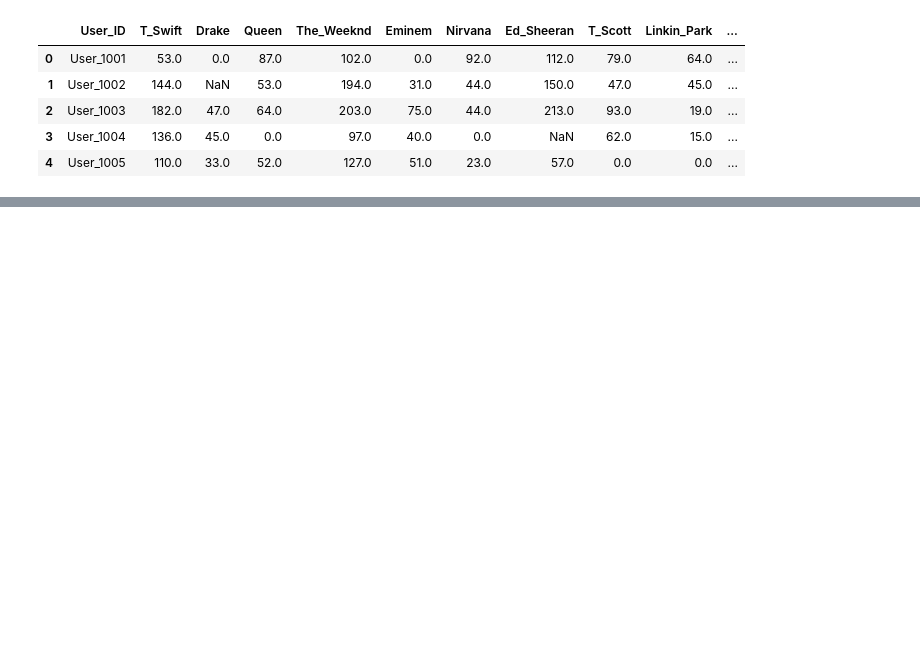
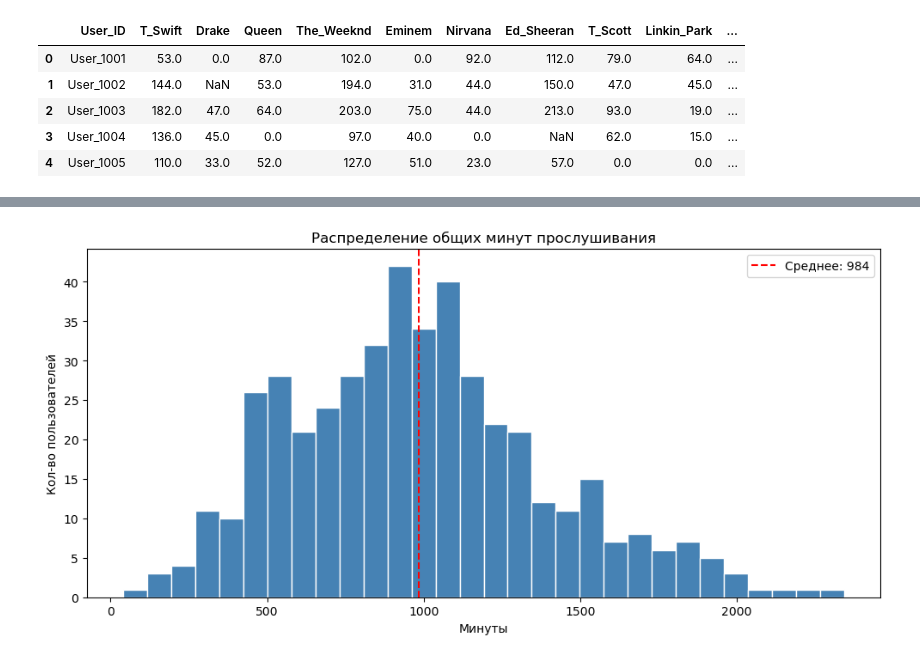
Before and after one commit to rbogush/ML-BSU, a Jupyter notebook: hw02_setup_tools/hw02_setup_tools.ipynb, the cells around one changed output, grey strips where cells are left out. Saved outputs shown, nothing was run; the diff lists cells and outputs as text; code cells hidden in the pictures; blank space fills up the shorter version.

```diff
--- a/hw02_setup_tools/hw02_setup_tools.ipynb
+++ b/hw02_setup_tools/hw02_setup_tools.ipynb
@@ -91,0 +258,6 @@ stats
+# %%
+genres = ['rock', 'pop', 'hip-hop']
+df['genre'] = np.resize(genres, len(df))
+
+print("ДО кодирования:")
+df[['User_ID', 'genre']].head(6)
@@ -91,0 +298,18 @@ stats
+# %%
+artists_cols = ['T_Swift','Drake','Queen','The_Weeknd','Eminem',
+                'Nirvana','Ed_Sheeran','T_Scott','Linkin_Park',
+                'Dua_Lipa','K_Lamar','Imag_Dragons','Ariana_G']
+
+# Фича 1 — Суммарные минуты (насколько активен пользователь)
+df['total_minutes'] = df[artists_cols].sum(axis=1)
+
+# Фича 2 — Кол-во артистов которых слушал (разнообразие вкусов)
+df['artists_count'] = (df[artists_cols] > 0).sum(axis=1)
+
+# Фича 3 — Рок vs Поп (какой стиль предпочитает)
+df['rock_score'] = df['Nirvana'] + df['Linkin_Park'] + df['Queen']
+df['pop_score']  = df['T_Swift'] + df['Ariana_G'] + df['Dua_Lipa']
+df['rock_vs_pop'] = df['rock_score'] / (df['pop_score'] + 1)
+
+# Смотрим результат
+df[['User_ID','total_minutes','artists_count','rock_vs_pop']].head(6)
@@ -91,0 +334,12 @@ stats
+# %%
+plt.figure(figsize=(10, 5))
+plt.hist(df['total_minutes'].dropna(), bins=30, color='steelblue', edgecolor='white')
+plt.axvline(df['total_minutes'].mean(), color='red', linestyle='--', label=f"Среднее: {df['total_minutes'].mean():.0f}")
+plt.title('Распределение общих минут прослушивания')
+plt.xlabel('Минуты')
+plt.ylabel('Кол-во пользователей')
+plt.legend()
+plt.tight_layout()
+plt.show()
+# %% [output]
+[figure, added]
```
Also changed, not shown: parts of 31 cells of this notebook.
